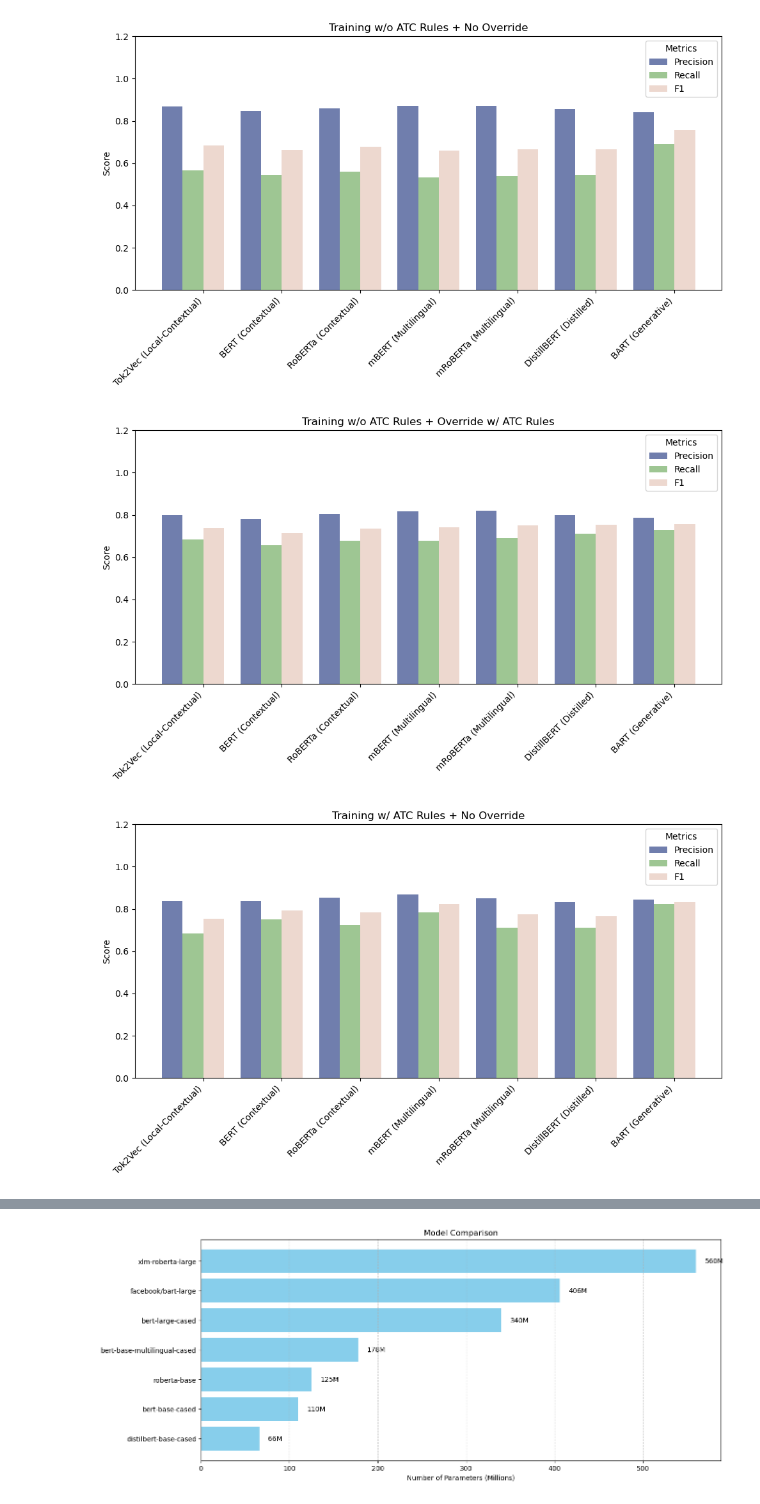
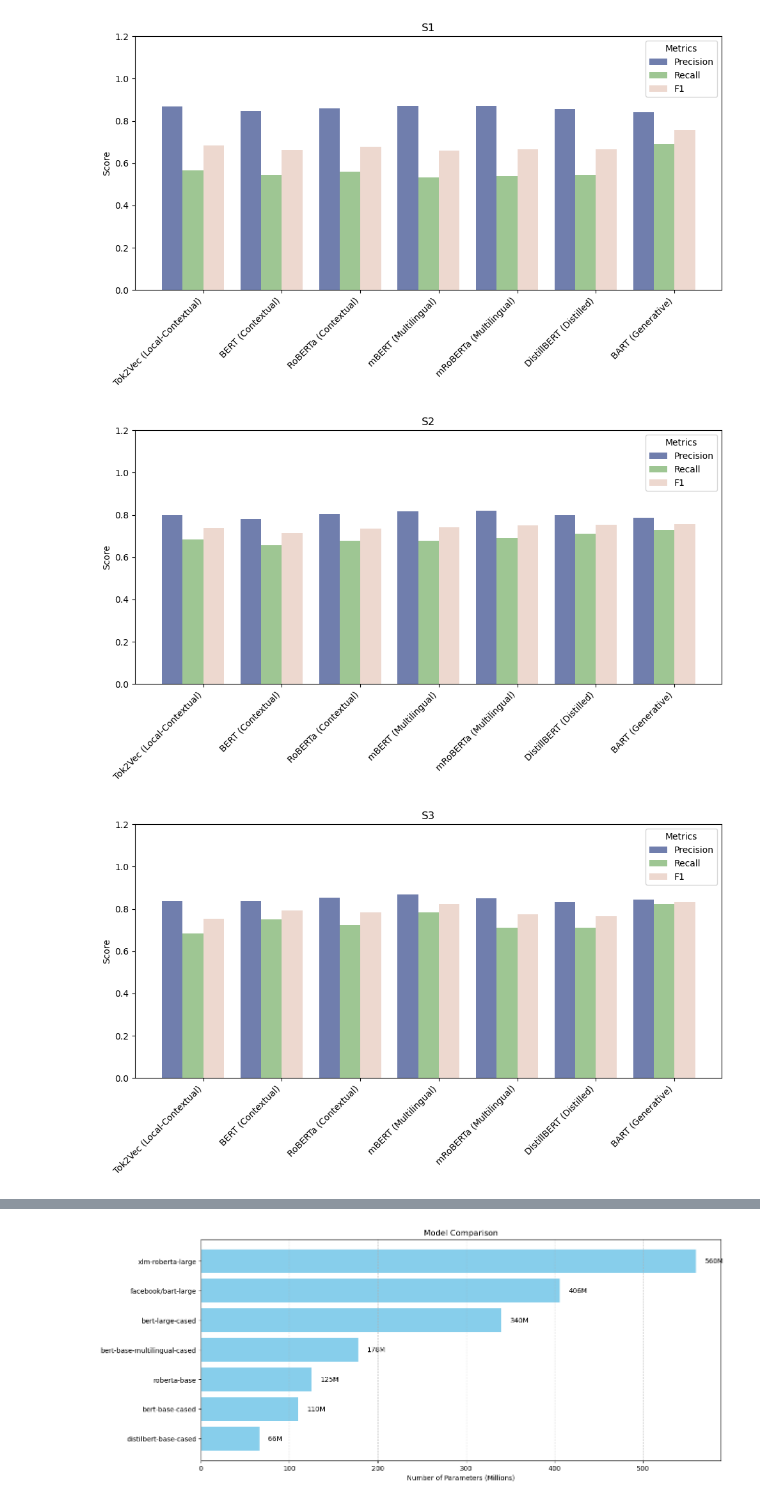
Before and after one commit to ZilD117/LGA-Analysis, a Jupyter notebook: taxigen/results_visualization.ipynb, the cells around one changed output, grey strips where cells are left out. Drawn from its saved outputs; the diff is of its cells as text; code cells hidden in the pictures.

```diff
--- a/taxigen/results_visualization.ipynb
+++ b/taxigen/results_visualization.ipynb
@@ -107,37 +107,37 @@ def plot_setup(data, title, figure_name, models):
             y_values,
             width=bar_width,
             color=color,
             edgecolor='none',
             alpha=0.6,
             label=metric_name
             # We'll set the label only for j=0, j=1, j=2
             # because the legend merges them anyway
         )
 
     # Create the tick marks in the middle of each group
     # The center of group i is i*step + group_width/2
     group_centers = [i*step + group_width/2 for i in range(n_models)]
 
     ax.set_xticks(group_centers)
     ax.set_xticklabels(models, rotation=45, ha='right')
     ax.set_ylim([0, 1.2])
     ax.set_ylabel("Score")
     ax.set_title(title)
 
     # Build a legend with the three metric colors
     ax.legend(loc='best', title="Metrics")
 
     plt.tight_layout()
     plt.savefig(f'{figure_name}.png', dpi=300)
     plt.show()
 
 
 # Now generate each figure, one by one:
-plot_setup(setup1, "Training w/o ATC Rules + No Override", "scores_setup1", models)
-plot_setup(setup2, "Training w/o ATC Rules + Override w/ ATC Rules", "scores_setup2", models)
-plot_setup(setup3, "Training w/ ATC Rules + No Override", "scores_setup3", models)
-plot_setup(setup4, "Training w/ ATC Rules + Override w/ ATC Rules", "scores_setup4", models)
+plot_setup(setup1, "S1", "scores_setup1", models)
+plot_setup(setup2, "S2", "scores_setup2", models)
+plot_setup(setup3, "S3", "scores_setup3", models)
+plot_setup(setup4, "S4", "scores_setup4", models)
 # %% [output]
-[figure, old version]
+[figure, new version]
-[figure, old version]
+[figure, new version]
-[figure, old version]
+[figure, new version]
```
Also changed, not shown: parts of 3 cells of this notebook, 10 other files.
